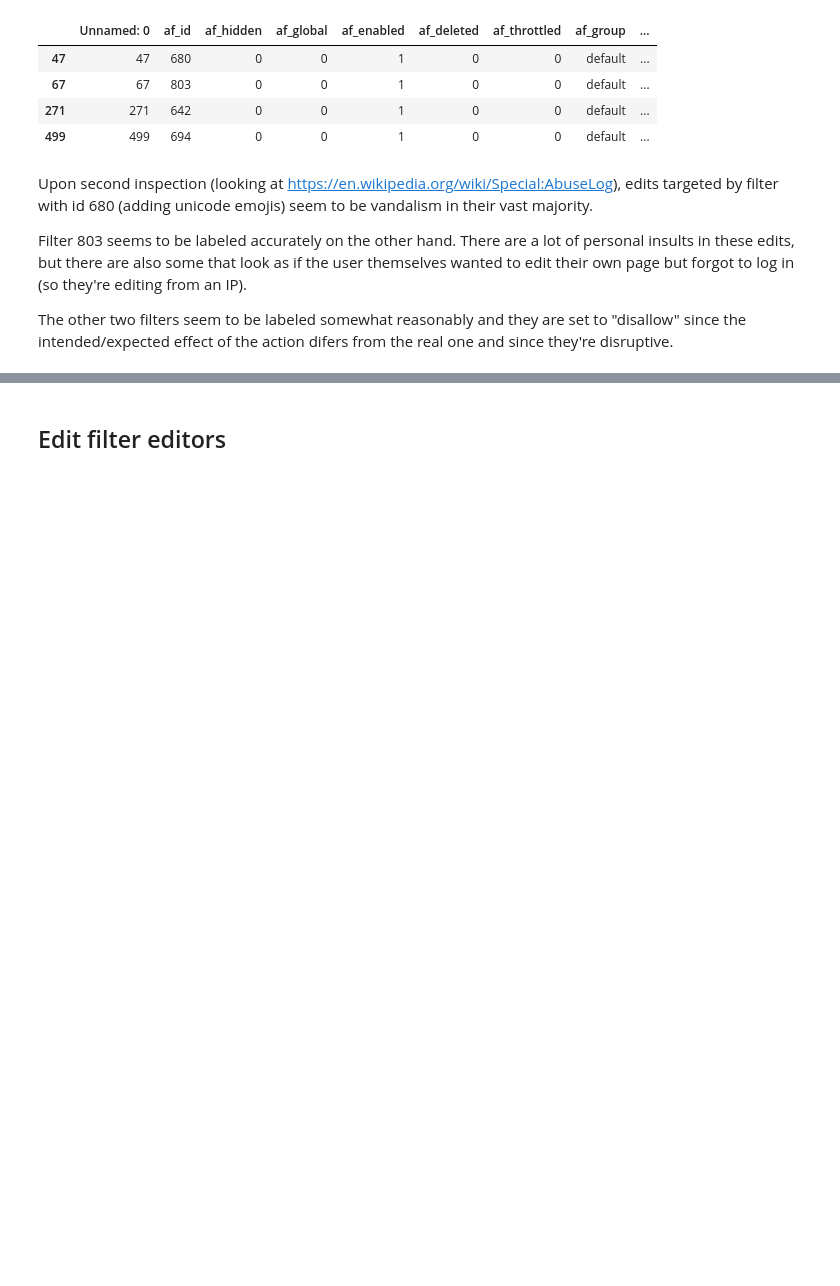
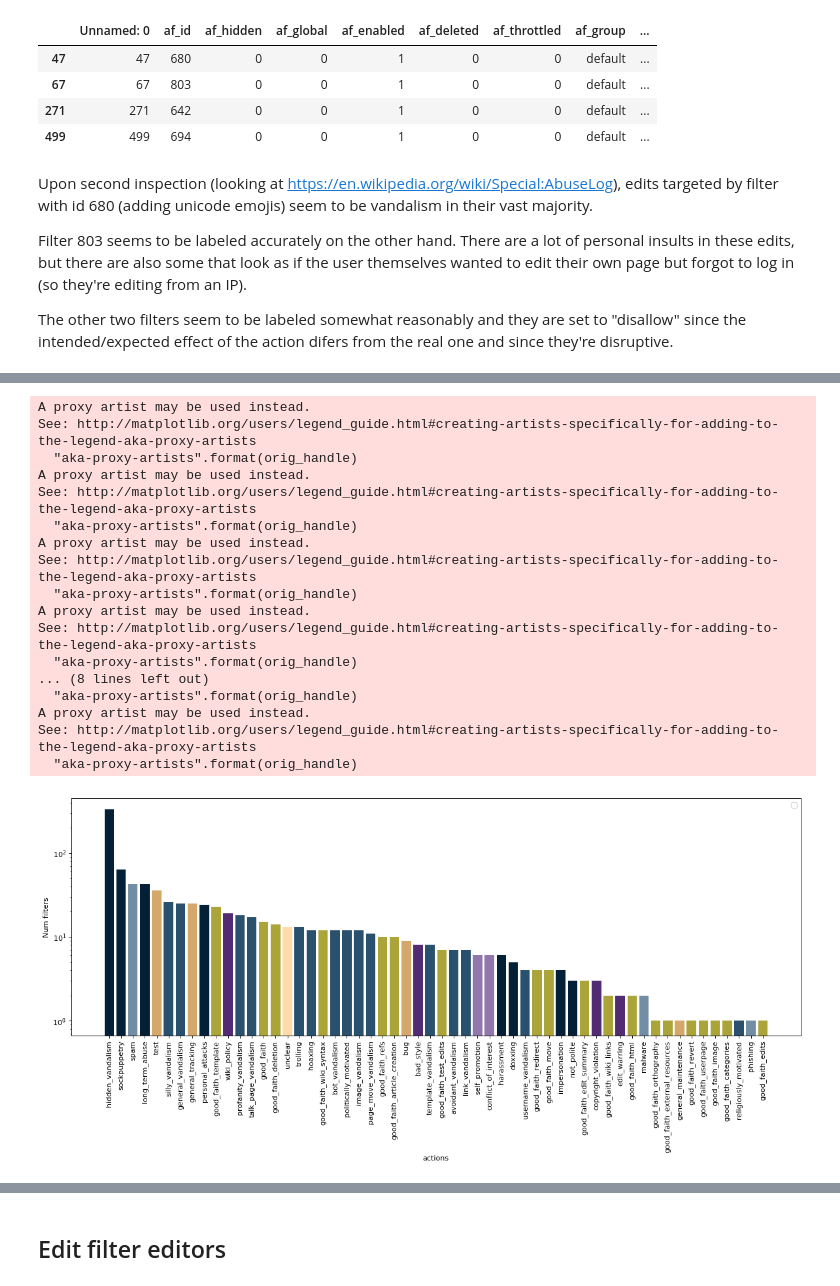
Before and after one commit to lusy/wikifilters, a Jupyter notebook: src/explore.ipynb, the cells around one changed output, grey strips where cells are left out. Drawn from its saved outputs; the diff is of its cells as text; code cells hidden in the pictures; blank space fills up the shorter version.

Commit message:
Explore 2nd round of manual tags

```diff
--- a/src/explore.ipynb
+++ b/src/explore.ipynb
@@ -1169,0 +1172,5 @@ Name: af_hit_count, dtype: float64
+# %%
+manual_tags_2nd = df_2nd['manual_tags']
+all_tags_2nd = flatten([x.split(", ") for x in list(manual_tags_2nd)])
+all_tags_2nd_counts = collections.Counter(all_tags_2nd).most_common()
+print(all_tags_2nd_counts)
@@ -1169,0 +1211,11 @@ Name: af_hit_count, dtype: float64
+# %%
+clusters = {}
+
+vandalism = ['bot_vandalism', 'page_move_vandalism', 'image_vandalism', 'talk_page_vandalism', 'template_vandalism', \
+'link_vandalism', 'avoidant_vandalism', 'username_vandalism', 'silly_vandalism', 'trolling', 'hoaxing', 'prank', \
+'profanity_vandalism', 'religious_vandalism', 'politically_motivated', 'general_vandalism']
+
+for i in vandalism:
+    clusters[i] = 'vandalism'
+
+clusters
@@ -1169,0 +1332,57 @@ Name: af_hit_count, dtype: float64
+# %%
+fig, ax = plt.subplots(num=None, figsize=(18, 6), dpi=80, facecolor='w', edgecolor='k')
+
+tags_2nd = [x[0] for x in all_tags_2nd_counts]
+counts_2nd = [x[1] for x in all_tags_2nd_counts]
+
+'''
+colormap={'vandalism':'#462E74',
+          'hardcore_vandalism':'#18063A',
+          'spam':'#665091',
+          'disruptive':'#7F488C',
+          'pov':'#9E72A8',
+          'good_faith':'#737D15',
+          'maintenance':'#AA9B39',
+          'unknown':'#D4C76A'}
+'''
+
+colormap={'vandalism':'#29506D',
+          'hardcore_vandalism':'#042037',
+          'spam':'#718EA4',
+          'disruptive':'#512C73',
+          'pov':'#9277AC',
+          'good_faith':'#AAA439',
+          'maintenance':'#D4A76A',
+          'unknown':'#FFDBAA'}
+
+plt.yscale("log")
+plt.xlabel('actions')
+plt.xticks(rotation='90')
+plt.ylabel('Num filters')
+plt.bar(tags_2nd, counts_2nd, color=[colormap[clusters[x]] for x in tags_2nd])
+#ax.legend((p1[0], p2[0]), ('Men', 'Women'))
+ax.legend(colormap.keys(), colormap.values())
+#plt.xticks(matplotlib.dates.date2num(df_hits['LogMonth']))
+#plt.setp(plt.gca().xaxis.get_majorticklabels(), 'rotation', 60)
+#plt.grid(color='0.7', linestyle='-', linewidth=0.2)
+
+plt.show()
+# %% [output]
+A proxy artist may be used instead.
+See: http://matplotlib.org/users/legend_guide.html#creating-artists-specifically-for-adding-to-the-legend-aka-proxy-artists
+  "aka-proxy-artists".format(orig_handle)
+A proxy artist may be used instead.
+See: http://matplotlib.org/users/legend_guide.html#creating-artists-specifically-for-adding-to-the-legend-aka-proxy-artists
+  "aka-proxy-artists".format(orig_handle)
+A proxy artist may be used instead.
+See: http://matplotlib.org/users/legend_guide.html#creating-artists-specifically-for-adding-to-the-legend-aka-proxy-artists
+  "aka-proxy-artists".format(orig_handle)
+A proxy artist may be used instead.
+See: http://matplotlib.org/users/legend_guide.html#creating-artists-specifically-for-adding-to-the-legend-aka-proxy-artists
+  "aka-proxy-artists".format(orig_handle)
+... (8 lines left out)
+  "aka-proxy-artists".format(orig_handle)
+A proxy artist may be used instead.
+See: http://matplotlib.org/users/legend_guide.html#creating-artists-specifically-for-adding-to-the-legend-aka-proxy-artists
+  "aka-proxy-artists".format(orig_handle)
+[figure, added]
```
Also changed, not shown: parts of 15 cells of this notebook, 2 other files.
